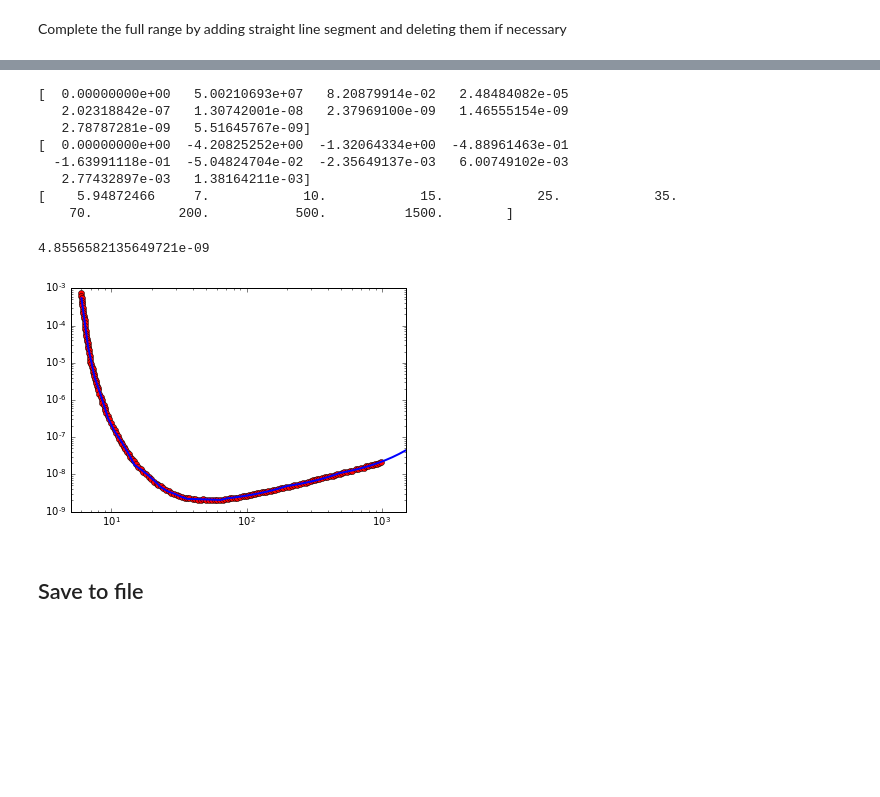
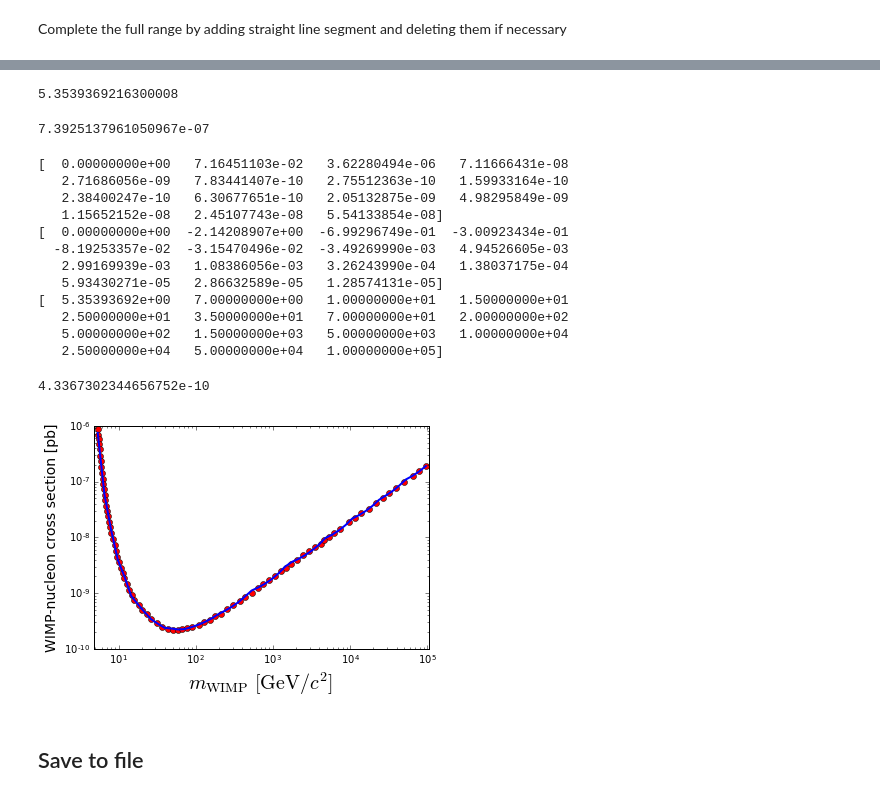
Before and after one commit to restrepo/straightfits, a Jupyter notebook: index.ipynb, the cells around one changed output, grey strips where cells are left out. Saved outputs shown, nothing was run; the diff lists cells and outputs as text; code cells hidden in the pictures; blank space fills up the shorter version.

```diff
--- a/index.ipynb
+++ b/index.ipynb
@@ -264,0 +145,3 @@ pf(200)
+# %%
+xmax=10000
+pf.add_segment(5000,xmax)
@@ -264,0 +151,3 @@ pf(200)
+# %%
+xmax=25000
+pf.add_segment(10000,xmax)
@@ -264,0 +157,3 @@ pf(200)
+# %%
+xmax=50000
+pf.add_segment(25000,xmax)
@@ -264,0 +163,3 @@ pf(200)
+# %%
+xmax=100000
+pf.add_segment(50000,xmax)
@@ -265,27 +169,40 @@ pf(200)
+# %%
+df.x.min()
+# %% [output]
+5.3539369216300008
+# %%
+pf(5.36)
+# %% [output]
+7.3925137961050967e-07
 # %%
 print pf.A
 print pf.B
 print pf.corners
 df=pd.DataFrame()
 df['x']=pf.x
 df['y']=pf.y
-df=df[df.x<=xmax]
 plt.loglog(df.x,df.y,'ro')
-xx=np.logspace(np.log10(6),np.log10(xmax-0.1))
+xx=np.logspace(np.log10(df.x.min()),np.log10(df.x.max()-0.1))
 plt.plot(xx,pf(xx),'b-',lw=2)
-plt.xlim(5,xmax)
+plt.xlim(df.x.min()*0.9,df.x.max()*1.1)
+plt.xlabel(r'$m_{\rm WIMP}\ [{\rm GeV}/c^2]$ ',size=20)
+plt.ylabel(r'WIMP-nucleon cross section [pb]',size=14)
 pf(200)
 # %% [output]
-[  0.00000000e+00   5.00210693e+07   8.20879914e-02   2.48484082e-05
-   2.02318842e-07   1.30742001e-08   2.37969100e-09   1.46555154e-09
-   2.78787281e-09   5.51645767e-09]
-[  0.00000000e+00  -4.20825252e+00  -1.32064334e+00  -4.88961463e-01
-  -1.63991118e-01  -5.04824704e-02  -2.35649137e-03   6.00749102e-03
-   2.77432897e-03   1.38164211e-03]
-[    5.94872466     7.            10.            15.            25.            35.
-    70.           200.           500.          1500.        ]
+[  0.00000000e+00   7.16451103e-02   3.62280494e-06   7.11666431e-08
+   2.71686056e-09   7.83441407e-10   2.75512363e-10   1.59933164e-10
+   2.38400247e-10   6.30677651e-10   2.05132875e-09   4.98295849e-09
+   1.15652152e-08   2.45107743e-08   5.54133854e-08]
+[  0.00000000e+00  -2.14208907e+00  -6.99296749e-01  -3.00923434e-01
+  -8.19253357e-02  -3.15470496e-02  -3.49269990e-03   4.94526605e-03
+   2.99169939e-03   1.08386056e-03   3.26243990e-04   1.38037175e-04
+   5.93430271e-05   2.86632589e-05   1.28574131e-05]
+[  5.35393692e+00   7.00000000e+00   1.00000000e+01   1.50000000e+01
+   2.50000000e+01   3.50000000e+01   7.00000000e+01   2.00000000e+02
+   5.00000000e+02   1.50000000e+03   5.00000000e+03   1.00000000e+04
+   2.50000000e+04   5.00000000e+04   1.00000000e+05]
-4.8556582135649721e-09
+4.3367302344656752e-10
-[figure, old version]
+[figure, new version]
 # %% [markdown]
 ## Save to file
 # %%
```
Also changed, not shown: parts of 29 cells of this notebook, 4 other files.
